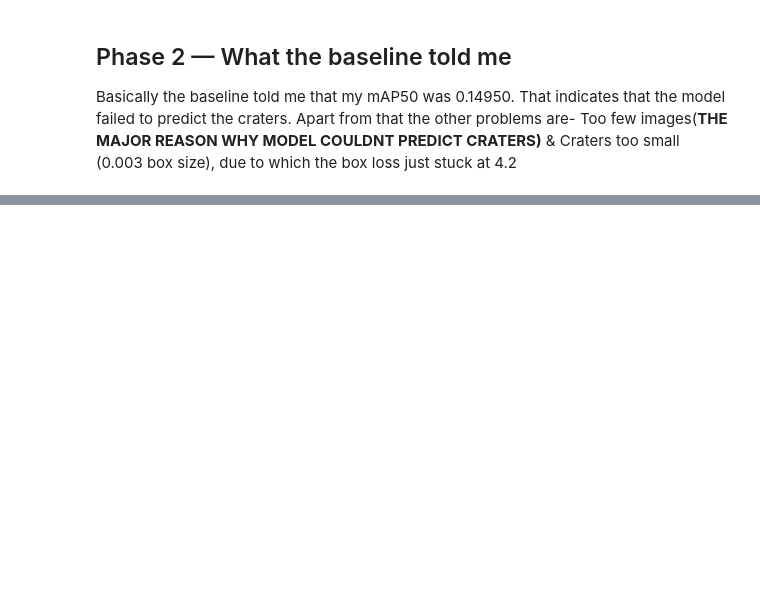
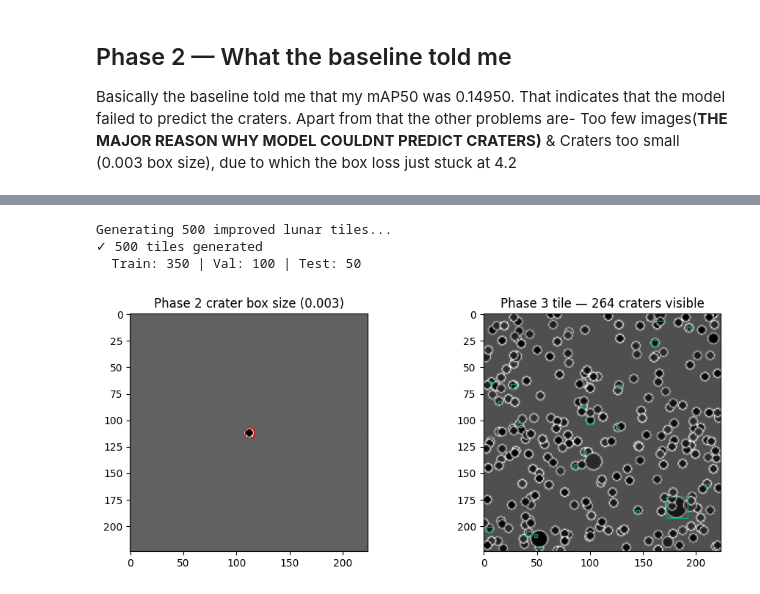
Before and after one commit to mihirmitra11-sys/AstroRestore-UNet, a Jupyter notebook: Crater_identification_project.ipynb, the cells around one changed output, grey strips where cells are left out. Saved outputs shown, nothing was run; the diff lists cells and outputs as text; code cells hidden in the pictures; blank space fills up the shorter version.

```diff
--- a/Crater_identification_project.ipynb
+++ b/Crater_identification_project.ipynb
@@ -488,0 +550,78 @@ Basically the baseline told me that my mAP50 was 0.14950. That indicates that th
+# %%
+for folder in ['dataset/images/train', 'dataset/images/val', 'dataset/images/test',
+               'dataset/labels/train', 'dataset/labels/val', 'dataset/labels/test']:
+    os.makedirs(folder, exist_ok=True)
+
+def make_lunar_tile(tile_lat, tile_lon, img_size=224, tile_deg=TILE_DEG):
+    img = Image.new('L', (img_size, img_size), color=random.randint(60, 100))
+    draw = ImageDraw.Draw(img)
+    annotations = []
+    for _, row in df.iterrows():
+        result = latlon_to_yolo(row['Lat'], row['Long'], row['Diam_km'],
+                                tile_lat, tile_lon, tile_deg)
+        if result is None:
+            continue
+        xc, yc, w, h = result
+        cx = int(xc * img_size)
+        cy = int(yc * img_size)
+        r  = max(3, int(w * img_size / 2))
+        draw.ellipse([cx-r, cy-r, cx+r, cy+r], fill=random.randint(20, 50))
+        draw.ellipse([cx-r-1, cy-r-1, cx+r+1, cy+r+1],
+                     outline=random.randint(140, 180), width=1)
+        annotations.append(result)
+    img = img.filter(ImageFilter.GaussianBlur(radius=0.5))
+    return img, annotations
+
+# KEY CHANGE 2: 500 tiles instead of 100
+np.random.seed(0)
+tile_centers = [
+    (round(np.random.uniform(-60, 60), 1),
+     round(np.random.uniform(30, 330), 1))
+    for _ in range(500)
+]
+
+splits = {
+    'train': tile_centers[:350],
+    'val':   tile_centers[350:450],
+    'test':  tile_centers[450:]
+}
+
+print("Generating 500 improved lunar tiles...")
+total = 0
+for split, tiles in splits.items():
+    for i, (tlat, tlon) in enumerate(tiles):
+        img, annotations = make_lunar_tile(tlat, tlon)
+        img.save(f'dataset/images/{split}/tile_{i:04d}.png')
+        with open(f'dataset/labels/{split}/tile_{i:04d}.txt', 'w') as f:
+            for (xc, yc, w, h) in annotations:
+                f.write(f"0 {xc} {yc} {w} {h}\n")
+        total += 1
+
+print(f"✓ {total} tiles generated")
+print(f"  Train: {len(splits['train'])} | Val: {len(splits['val'])} | Test: {len(splits['test'])}")
+
+# Show comparison
+fig, axes = plt.subplots(1, 2, figsize=(10, 4))
+old_img = Image.new('L', (224,224), color=80)
+draw = ImageDraw.Draw(old_img)
+draw.ellipse([108, 108, 116, 116], fill=30, outline=160)  # 0.003 box = ~4px
+axes[0].imshow(old_img, cmap='gray')
+axes[0].set_title('Phase 2 crater box size (0.003)')
+axes[0].add_patch(patches.Rectangle((108,108), 8, 8,
+    linewidth=1, edgecolor='red', facecolor='none'))
+
+sample_img, sample_ann = make_lunar_tile(0.0, 180.0)
+axes[1].imshow(sample_img, cmap='gray')
+axes[1].set_title(f'Phase 3 tile — {len(sample_ann)} craters visible')
+for (xc,yc,w,h) in sample_ann[:20]:
+    x = (xc-w/2)*224
+    y = (yc-h/2)*224
+    axes[1].add_patch(patches.Rectangle((x,y), w*224, h*224,
+        linewidth=1, edgecolor='#1D9E75', facecolor='none'))
+plt.tight_layout()
+plt.show()
+# %% [output]
+Generating 500 improved lunar tiles...
+✓ 500 tiles generated
+  Train: 350 | Val: 100 | Test: 50
+[figure, added]
```
Also changed, not shown: parts of 7 cells of this notebook.
